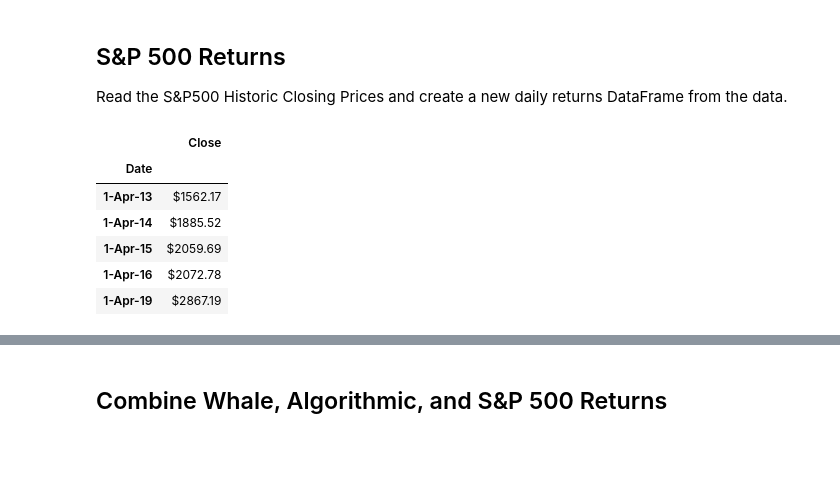
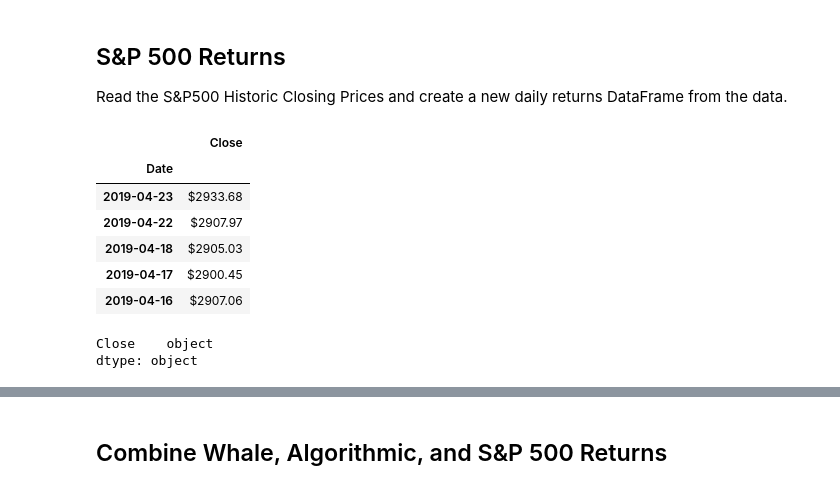
Before and after one commit to SWesterburger/pandas-homework, a Jupyter notebook: Starter_Code/whale_analysis.ipynb, the cells around one changed output, grey strips where cells are left out. Cells and saved outputs as stored; diff of their text form; code cells hidden in the pictures; blank space fills up the shorter version.

```diff
--- a/Starter_Code/whale_analysis.ipynb
+++ b/Starter_Code/whale_analysis.ipynb
@@ -135,32 +166,32 @@ Read the S&P500 Historic Closing Prices and create a new daily returns DataFrame
 # %%
 # Reading S&P 500 Closing Prices, sorting index
 sp500_history_csv = Path("Resources/sp500_history.csv")
 # YOUR CODE HERE
 
 # Read in and create dataframe
-sp500_history_df = pd.read_csv(sp500_history_csv, infer_datetime_format=True, parse_dates=True)
+sp500_history_df = pd.read_csv(sp500_history_csv, index_col="Date", infer_datetime_format=True, parse_dates=True)
 
-# Set `Date` as index
-sp500_history_df = sp500_history_df.set_index('Date')
-
-# Sort datetime index in ascending order (past to present)
-sp500_history_df.sort_index(inplace=True)
+# Sort datetime index
+sp500_history_df.sort_index(ascending=False, inplace=True)
 
 # Display some statistics
 sp500_history_df.head()
 # %% [output]
 |  | Close |
 | Date |  |
-| 1-Apr-13 | $1562.17 |
-| 1-Apr-14 | $1885.52 |
-| 1-Apr-15 | $2059.69 |
-| 1-Apr-16 | $2072.78 |
-| 1-Apr-19 | $2867.19 |
+| 2019-04-23 | $2933.68 |
+| 2019-04-22 | $2907.97 |
+| 2019-04-18 | $2905.03 |
+| 2019-04-17 | $2900.45 |
+| 2019-04-16 | $2907.06 |
 # %%
 # Check Data Types
 
 # Retrieving data types to confirm what needs to be converted
 sp500_history_df.dtypes
+# %% [output]
+Close    object
+dtype: object
 # %%
 # Fix Data Types
 # YOUR CODE HERE
```
Also changed, not shown: parts of 17 cells of this notebook.
